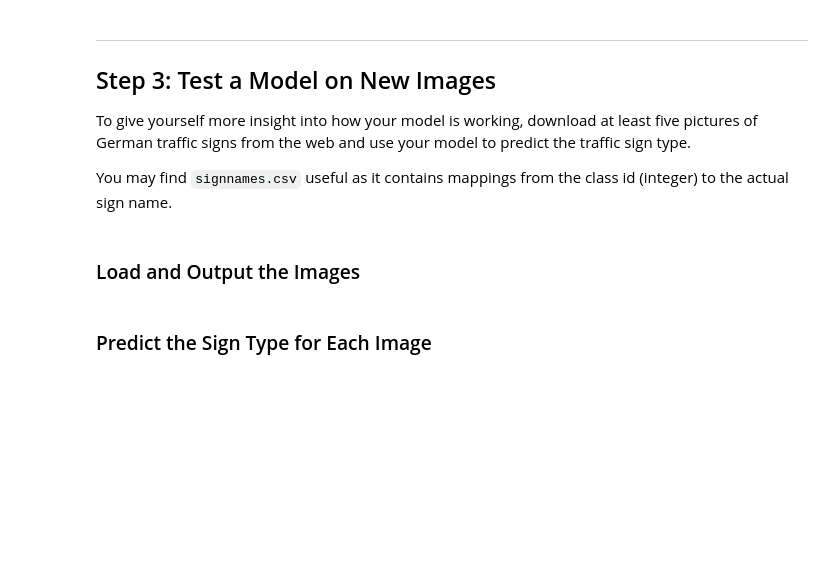
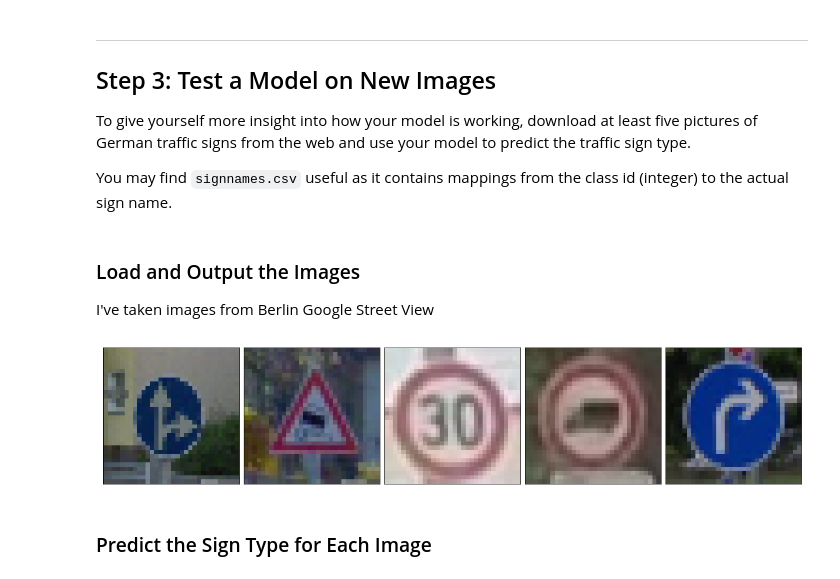
Before and after one commit to mishmetall/udacity_self_driving_car, a Jupyter notebook: Project_3/Traffic_Sign_Classifier.ipynb, the cells around one changed output. Saved outputs shown, nothing was run; the diff lists cells and outputs as text; code cells hidden in the pictures; blank space fills up the shorter version.

```diff
--- a/Project_3/Traffic_Sign_Classifier.ipynb
+++ b/Project_3/Traffic_Sign_Classifier.ipynb
@@ -179,3 +547,5 @@ To give yourself more insight into how your model is working, download at least
 You may find `signnames.csv` useful as it contains mappings from the class id (integer) to the actual sign name.
 # %% [markdown]
 ### Load and Output the Images
+
+I've taken images from Berlin Google Street View
@@ -185,2 +552,26 @@ You may find `signnames.csv` useful as it contains mappings from the class id (i
+# %%
+import os
+import cv2
+
+path_to_new_images = "./data/new_images/"
+
+X_new = np.zeros((5, 32, 32, 3), dtype=np.float64)
+for i, images in enumerate(os.listdir(path_to_new_images)):
+    im = plt.imread(os.path.join(path_to_new_images, images))[...,:3]
+    im = cv2.resize(im, (32,32))
+
+    X_new[i] = im
+# %%
+plt.figure(figsize=(15, 16))
+# Let's plot image from each class:
+for ci in range(len(X_new)):
+    plt.subplot(1, 5, ci+1)
+
+    plt.imshow(X_new[ci])
+    plt.xticks([])
+    plt.yticks([])
+plt.tight_layout(pad=0, h_pad=0, w_pad=0)
+# %% [output]
+[figure, added]
 # %% [markdown]
 ### Predict the Sign Type for Each Image
```
Also changed, not shown: parts of 27 cells of this notebook, 13 other files.
